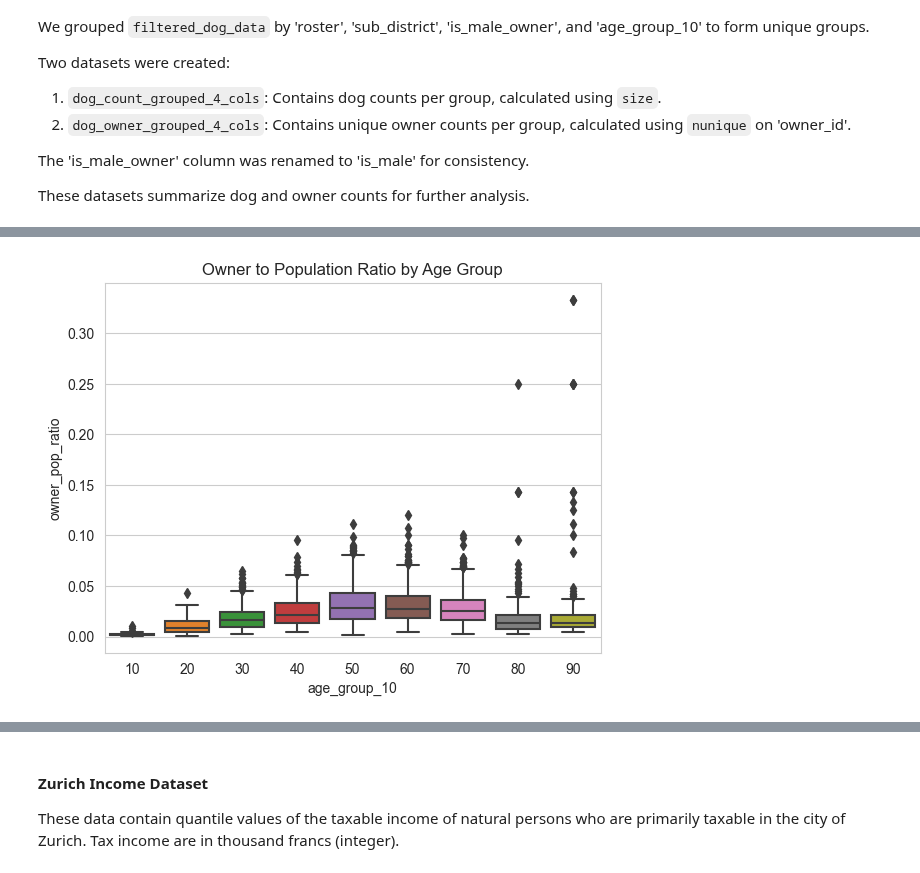
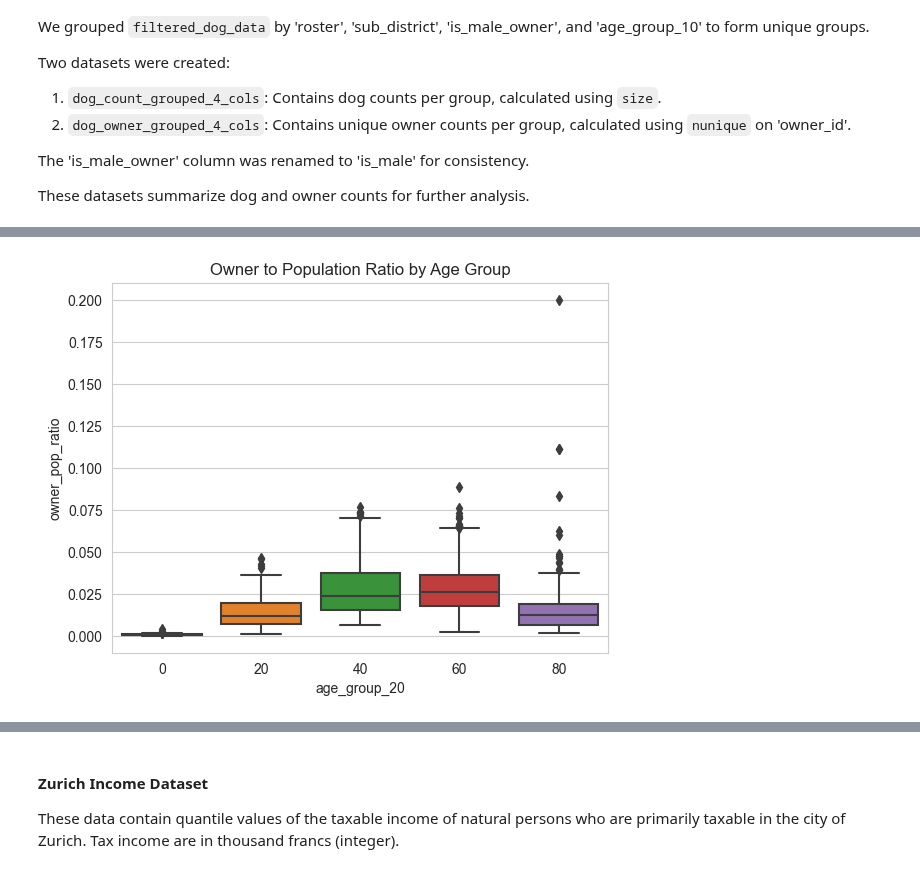
Before and after one commit to jonnross88/Springboard, a Jupyter notebook: u20_data_storytelling/zurich.ipynb, the cells around one changed output, grey strips where cells are left out. Drawn from its saved outputs; the diff is of its cells as text; code cells hidden in the pictures.

```diff
--- a/u20_data_storytelling/zurich.ipynb
+++ b/u20_data_storytelling/zurich.ipynb
@@ -1552,10 +1548,9 @@ roster
 Name: pop_count, dtype: int64
 # %%
 # Get the unique age groups from the dog data
-dog_age_groups = filtered_dog_data.age_group_10.unique()
+dog_age_groups = filtered_dog_data.age_group_20.unique()
 
 # Filter the population data to only include these age groups
-pop_data_filtered = pop_gender_agg[pop_gender_agg.age_group_10.isin(
-    dog_age_groups)]
-pop_data_filtered.sample(5)
+pop_data_filtered = pop_gender_agg[pop_gender_agg.age_group_20.isin(dog_age_groups)]
+pop_data_filtered.head(5)
 # %% [output]
@@ -1960,7 +1954,7 @@ memory usage: 234.2+ KB
 # %%
 # Group the population count by roster, sub_district, is_male, and age_group_10
 pop_count_grouped_4_cols = (
-    pop_data_filtered.groupby(["roster", "sub_district", "is_male", "age_group_10"])[
+    pop_data_filtered.groupby(["roster", "sub_district", "is_male", "age_group_20"])[
         "pop_count"
     ]
     .sum()
@@ -1995,7 +1989,7 @@ filtered_dog_data
 # %%
 # Group by roster, sub_district, is_male_owner, and age_group_10
 grouped_4_cols = filtered_dog_data.groupby(
-    ["roster", "sub_district", "is_male_owner", "age_group_10"]
+    ["roster", "sub_district", "is_male_owner", "age_group_20"]
 )
 
 # Count the number of dogs and unique owners in each group
@@ -2029,8 +2023,7 @@ These datasets summarize dog and owner counts for further analysis.
 merged_grouped_4_cols = pop_count_grouped_4_cols.merge(
     dog_owner_grouped_4_cols,
 )
-merged_grouped_4_cols["owner_count"] = merged_grouped_4_cols["owner_count"].fillna(
-    0)
+merged_grouped_4_cols["owner_count"] = merged_grouped_4_cols["owner_count"].fillna(0)
 
 # Calculate the ratio of dog owners to population for each group
 merged_grouped_4_cols["owner_pop_ratio"] = (
@@ -2185,12 +2217,12 @@ described_data.loc[
 [interactive output not drawn]
 # %%
 # Create boxplot to show distribution of 'owner_pop_ratio' across 'age_group_10'
-sns.boxplot(x="age_group_10", y="owner_pop_ratio", data=merged_grouped_4_cols)
+sns.boxplot(x="age_group_20", y="owner_pop_ratio", data=merged_grouped_4_cols)
 
 plt.title(f"Owner to Population Ratio by Age Group")
 plt.show()
 # %% [output]
-[figure, old version]
+[figure, new version]
 # %%
 merged_grouped_4_cols.loc[
     merged_grouped_4_cols["sub_district"].isin(highlighted_sub_districts)
```
Also changed, not shown: parts of 110 cells of this notebook, 8 other files.
